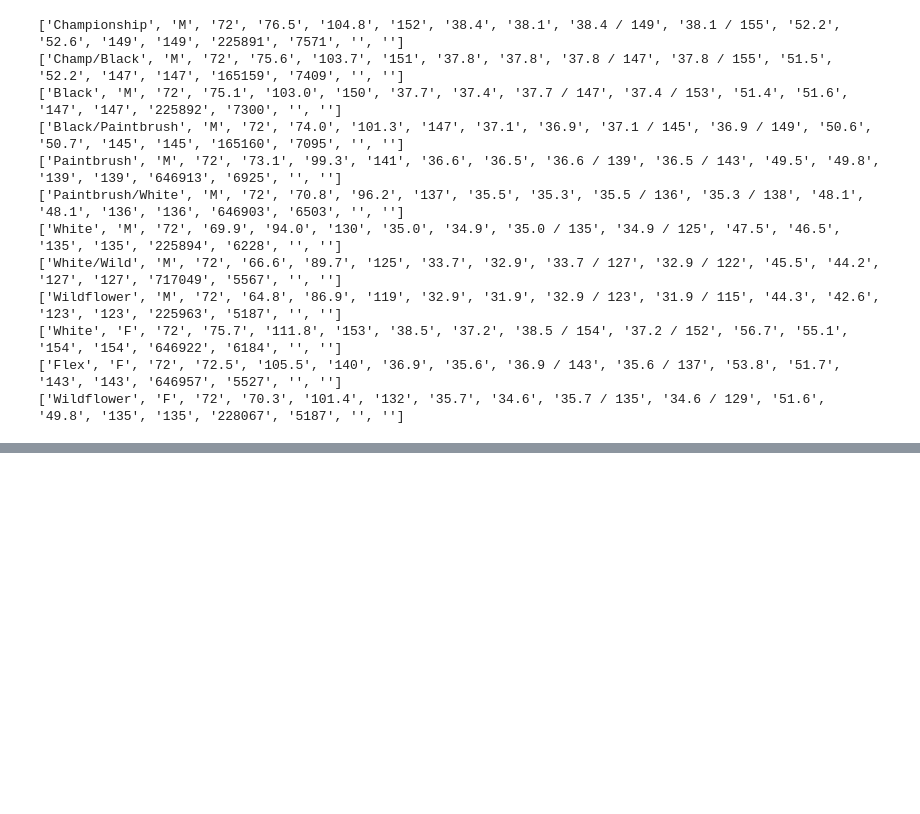
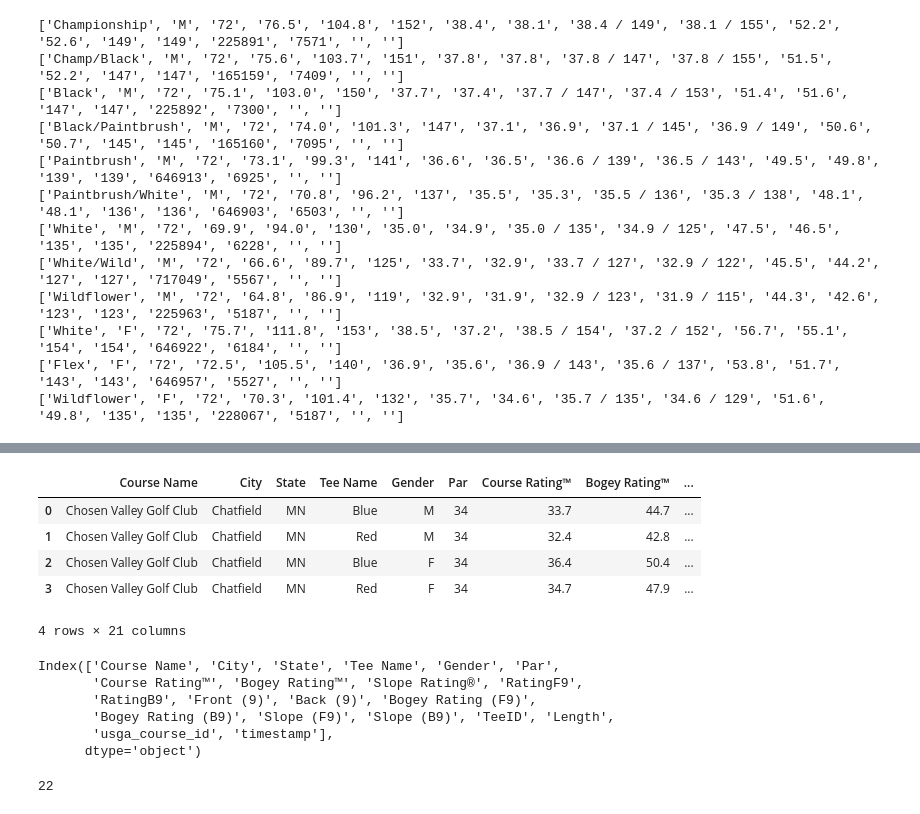
Before and after one commit to chriskopel/golf, a Jupyter notebook: research nbs/usga_ncrdb_scrape.ipynb, the cells around one changed output, grey strips where cells are left out. Saved outputs shown, nothing was run; the diff lists cells and outputs as text; code cells hidden in the pictures; blank space fills up the shorter version.

```diff
--- a/research nbs/usga_ncrdb_scrape.ipynb
+++ b/research nbs/usga_ncrdb_scrape.ipynb
@@ -107,0 +307,27 @@ df
+# %%
+# Add the extracted values as new columns to the beginning of the DataFrame
+df.insert(0, 'Course Name', course_name)
+df.insert(1, 'City', city)
+df.insert(2, 'State', state)
+
+# Add ts
+df['usga_course_id'] = id_9
+df['timestamp'] = pd.Timestamp.now()
+# %%
+df
+# %% [output]
+|  | Course Name | City | State | Tee Name | Gender | Par | Course Rating™ | Bogey Rating™ | ... |
+| 0 | Chosen Valley Golf Club | Chatfield | MN | Blue | M | 34 | 33.7 | 44.7 | ... |
+| 1 | Chosen Valley Golf Club | Chatfield | MN | Red | M | 34 | 32.4 | 42.8 | ... |
+| 2 | Chosen Valley Golf Club | Chatfield | MN | Blue | F | 34 | 36.4 | 50.4 | ... |
+| 3 | Chosen Valley Golf Club | Chatfield | MN | Red | F | 34 | 34.7 | 47.9 | ... |
+4 rows × 21 columns
+# %%
+df.columns
+# %% [output]
+Index(['Course Name', 'City', 'State', 'Tee Name', 'Gender', 'Par',
+       'Course Rating™', 'Bogey Rating™', 'Slope Rating®', 'RatingF9',
+       'RatingB9', 'Front (9)', 'Back (9)', 'Bogey Rating (F9)',
+       'Bogey Rating (B9)', 'Slope (F9)', 'Slope (B9)', 'TeeID', 'Length',
+       'usga_course_id', 'timestamp'],
+      dtype='object')
@@ -107,0 +340,4 @@ df
+# %%
+len(main_cols)
+# %% [output]
+22
```
Also changed, not shown: parts of 33 cells of this notebook, 4 other files.
